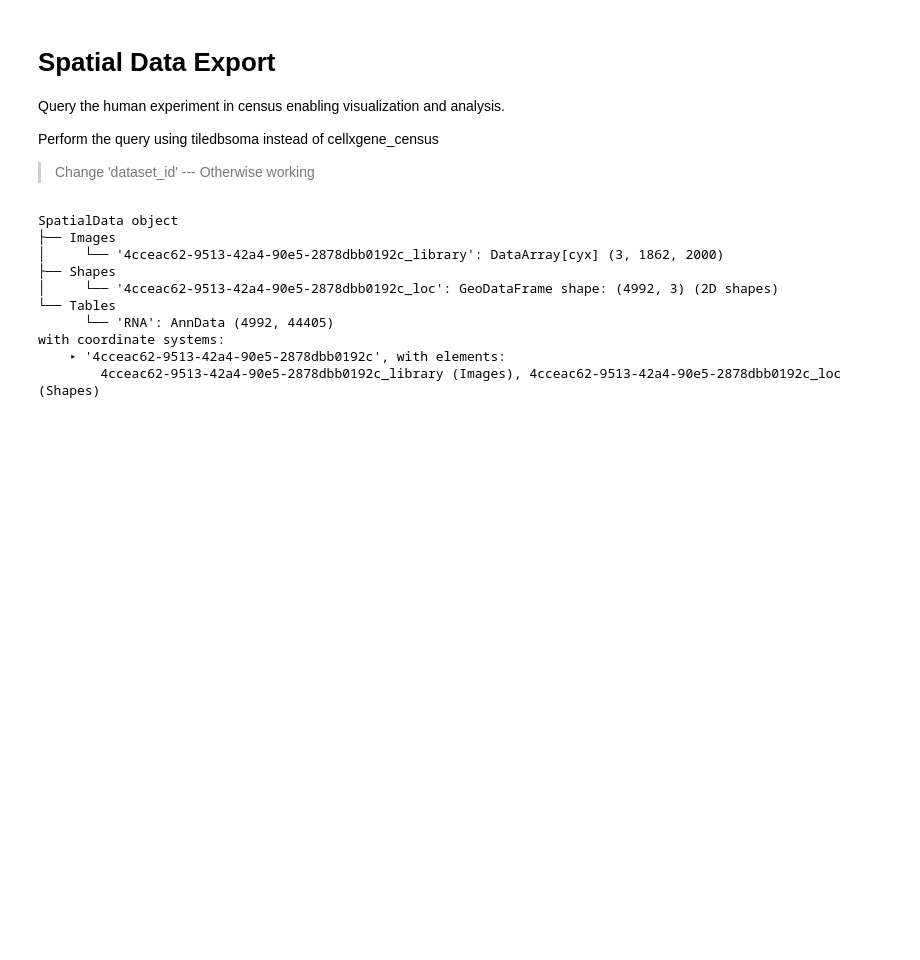
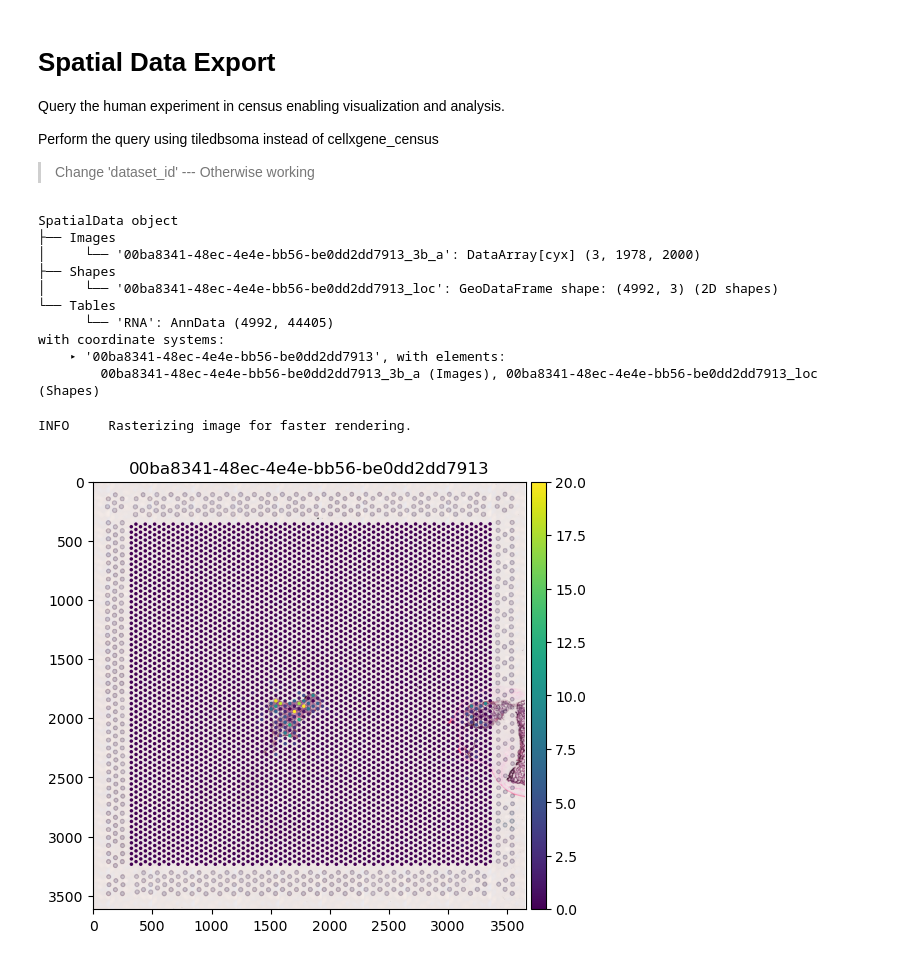
Before and after one commit to aumchampaneri/Alexander-Lab, a Jupyter notebook: Sjogren's Disease and Complement/Spatial Expression Test.ipynb, the cells around one changed output. Saved outputs shown, nothing was run; the diff lists cells and outputs as text; code cells hidden in the pictures; blank space fills up the shorter version.

Commit message:
Found dataset_id can begin doing spatial analysis

```diff
--- a/Sjogren's Disease and Complement/Spatial Expression Test.ipynb
+++ b/Sjogren's Disease and Complement/Spatial Expression Test.ipynb
@@ -76,7 +107,7 @@ exp = census["census_spatial_sequencing"]["homo_sapiens"]
 
 with exp.axis_query(
     measurement_name="RNA",
-    obs_query=tiledbsoma.AxisQuery(value_filter="dataset_id == '4cceac62-9513-42a4-90e5-2878dbb0192c'") # query specific dataset instead of by obs metadata
+    obs_query=tiledbsoma.AxisQuery(value_filter="dataset_id == '00ba8341-48ec-4e4e-bb56-be0dd2dd7913'") # query specific dataset instead of by obs metadata
 ) as query:
     sdata = query.to_spatialdata(X_name="raw")
 
@@ -84,11 +115,29 @@ sdata
 # %% [output]
 SpatialData object
 ├── Images
-│     └── '4cceac62-9513-42a4-90e5-2878dbb0192c_library': DataArray[cyx] (3, 1862, 2000)
+│     └── '00ba8341-48ec-4e4e-bb56-be0dd2dd7913_3b_a': DataArray[cyx] (3, 1978, 2000)
 ├── Shapes
-│     └── '4cceac62-9513-42a4-90e5-2878dbb0192c_loc': GeoDataFrame shape: (4992, 3) (2D shapes)
+│     └── '00ba8341-48ec-4e4e-bb56-be0dd2dd7913_loc': GeoDataFrame shape: (4992, 3) (2D shapes)
 └── Tables
       └── 'RNA': AnnData (4992, 44405)
 with coordinate systems:
-    ▸ '4cceac62-9513-42a4-90e5-2878dbb0192c', with elements:
-        4cceac62-9513-42a4-90e5-2878dbb0192c_library (Images), 4cceac62-9513-42a4-90e5-2878dbb0192c_loc (Shapes)
+    ▸ '00ba8341-48ec-4e4e-bb56-be0dd2dd7913', with elements:
+        00ba8341-48ec-4e4e-bb56-be0dd2dd7913_3b_a (Images), 00ba8341-48ec-4e4e-bb56-be0dd2dd7913_loc (Shapes)
+# %%
+sdata.tables
+
+sdata["RNA"].var.head()
+
+#set index of var dataframe for the expression data
+sdata.tables["RNA"].var.set_index("feature_name", inplace=True)
+
+sdata["RNA"].var.head()
+
+(
+    sdata.pl.render_images()
+    .pl.render_shapes(color="MALAT1")
+    .pl.show()
+)
+# %% [output]
+INFO     Rasterizing image for faster rendering.
+[figure, added]
```
Also changed, not shown: parts of 2 cells of this notebook, 1 other file.
